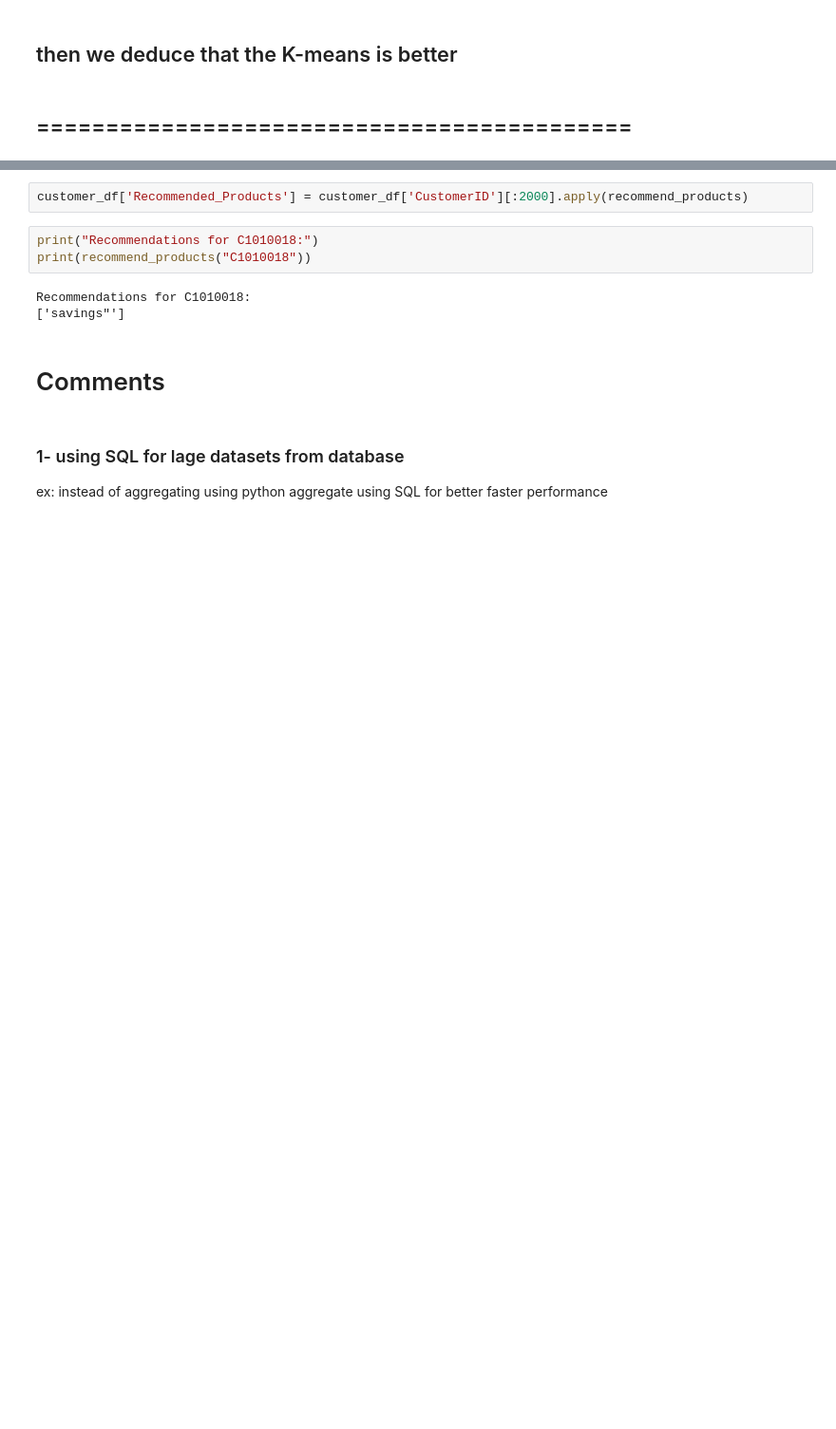
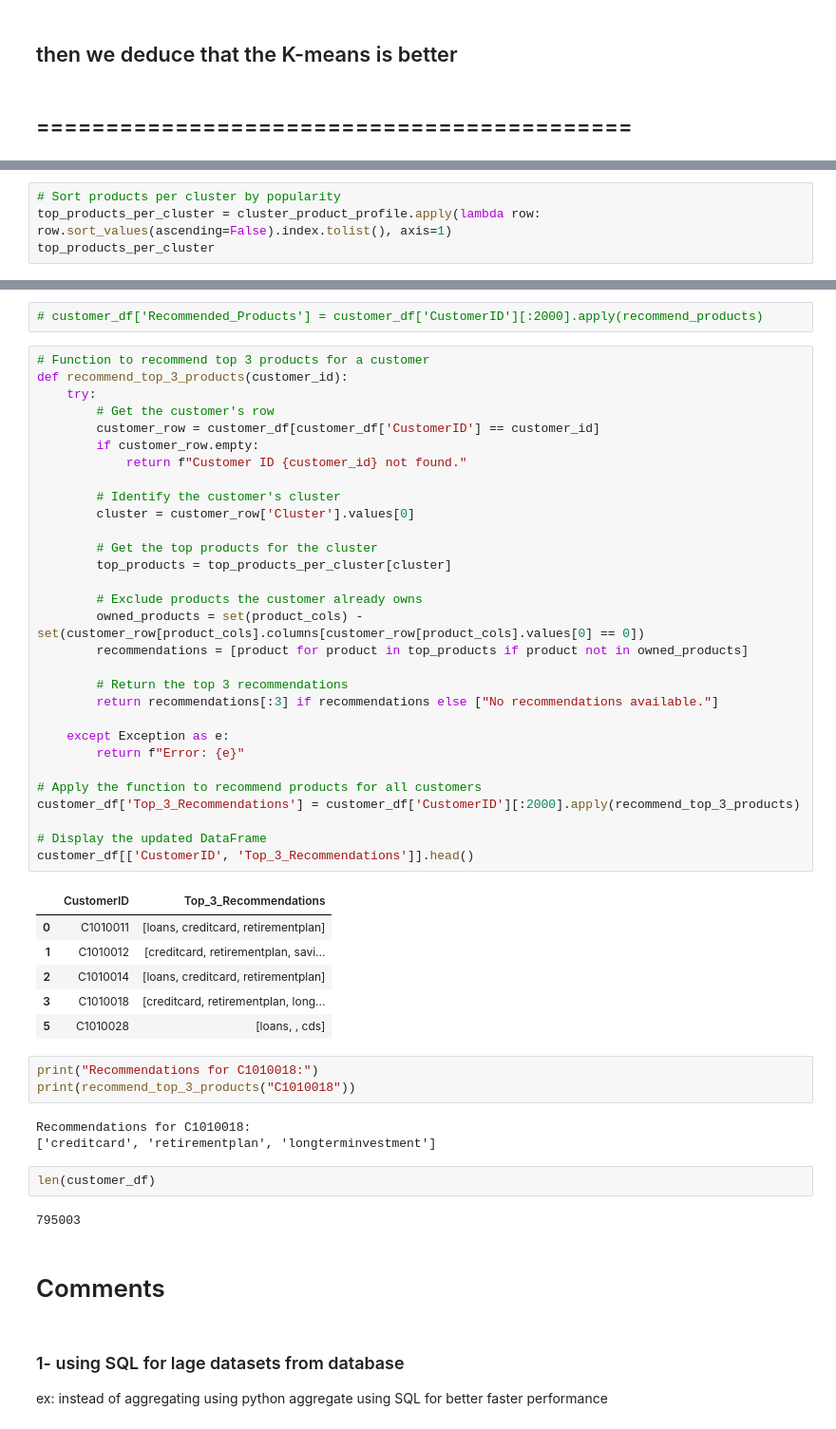
Before and after one commit to mohamedAlaa26/Bank_Customer_Transactions, a Jupyter notebook: Bank_transactions_proj.ipynb, the cells around one changed output, grey strips where cells are left out. Shown at 95% size. Cells and saved outputs as stored; diff of their text form; blank space fills up the shorter version.

```diff
--- a/Bank_transactions_proj.ipynb
+++ b/Bank_transactions_proj.ipynb
@@ -902,0 +1077,4 @@ def recommend_products(customer_id, threshold=0.5):
+# %%
+# Sort products per cluster by popularity
+top_products_per_cluster = cluster_product_profile.apply(lambda row: row.sort_values(ascending=False).index.tolist(), axis=1)
+top_products_per_cluster
@@ -903,11 +1089,52 @@ def recommend_products(customer_id, threshold=0.5):
 # %%
-customer_df['Recommended_Products'] = customer_df['CustomerID'][:2000].apply(recommend_products)
+# customer_df['Recommended_Products'] = customer_df['CustomerID'][:2000].apply(recommend_products)
+# %%
+# Function to recommend top 3 products for a customer
+def recommend_top_3_products(customer_id):
+    try:
+        # Get the customer's row
+        customer_row = customer_df[customer_df['CustomerID'] == customer_id]
+        if customer_row.empty:
+            return f"Customer ID {customer_id} not found."
+
+        # Identify the customer's cluster
+        cluster = customer_row['Cluster'].values[0]
+
+        # Get the top products for the cluster
+        top_products = top_products_per_cluster[cluster]
+
+        # Exclude products the customer already owns
+        owned_products = set(product_cols) - set(customer_row[product_cols].columns[customer_row[product_cols].values[0] == 0])
+        recommendations = [product for product in top_products if product not in owned_products]
+
+        # Return the top 3 recommendations
+        return recommendations[:3] if recommendations else ["No recommendations available."]
+
+    except Exception as e:
+        return f"Error: {e}"
+
+# Apply the function to recommend products for all customers
+customer_df['Top_3_Recommendations'] = customer_df['CustomerID'][:2000].apply(recommend_top_3_products)
+
+# Display the updated DataFrame
+customer_df[['CustomerID', 'Top_3_Recommendations']].head()
+# %% [output]
+|  | CustomerID | Top_3_Recommendations |
+| 0 | C1010011 | [loans, creditcard, retirementplan] |
+| 1 | C1010012 | [creditcard, retirementplan, savi... |
+| 2 | C1010014 | [loans, creditcard, retirementplan] |
+| 3 | C1010018 | [creditcard, retirementplan, long... |
+| 5 | C1010028 | [loans, , cds] |
 # %%
 print("Recommendations for C1010018:")
-print(recommend_products("C1010018"))
+print(recommend_top_3_products("C1010018"))
 # %% [output]
 Recommendations for C1010018:
-['savings"']
+['creditcard', 'retirementplan', 'longterminvestment']
+# %%
+len(customer_df)
+# %% [output]
+795003
 # %% [markdown]
 # Comments
 # %% [markdown]
```
Also changed, not shown: parts of 32 cells of this notebook.
